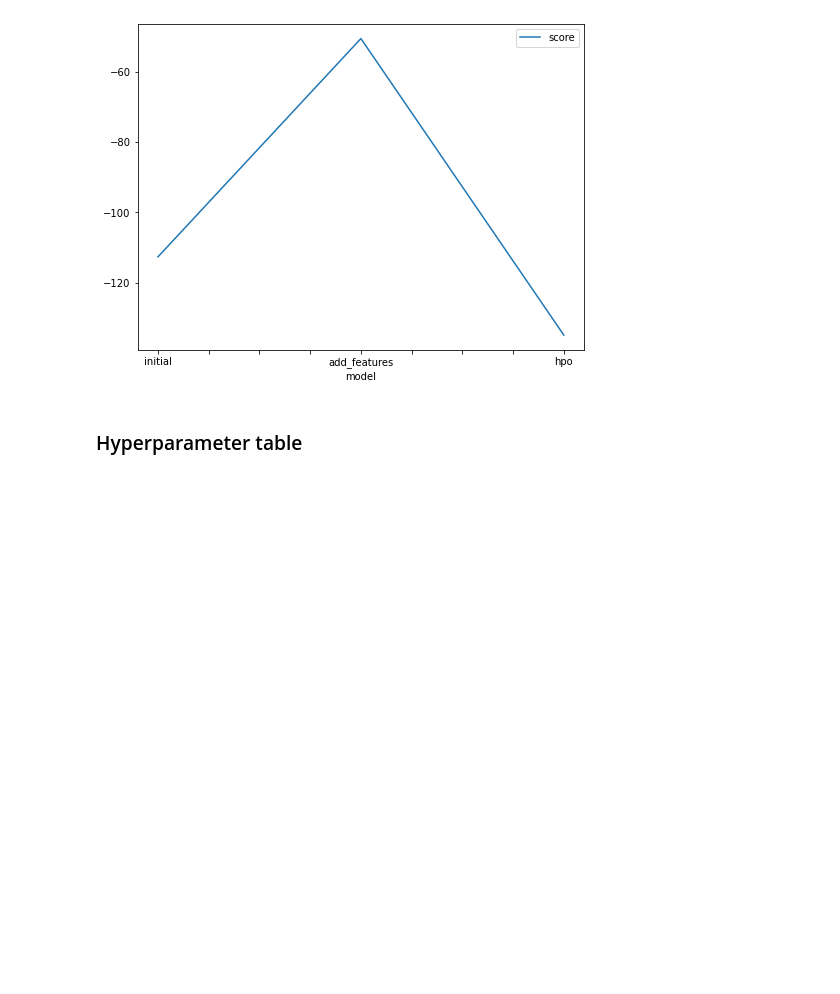
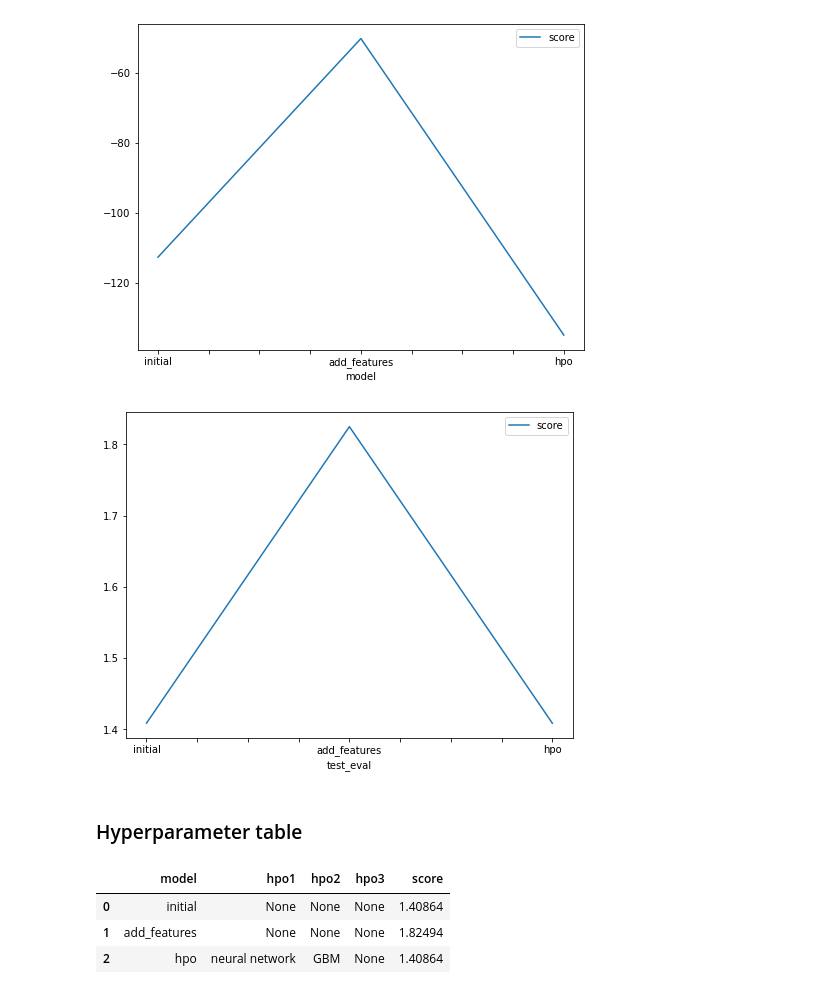
Before and after one commit to seehawj2019/Udacity_Project1, a Jupyter notebook: project-template.ipynb, the cells around one changed output. Drawn from its saved outputs; the diff is of its cells as text; code cells hidden in the pictures; blank space fills up the shorter version.

```diff
--- a/project-template.ipynb
+++ b/project-template.ipynb
@@ -922,20 +899,37 @@ fig.savefig('model_train_score.png')
 # %%
 # Take the 3 kaggle scores and creating a line plot to show improvement
 fig = pd.DataFrame(
     {
         "test_eval": ["initial", "add_features", "hpo"],
-        "score": [?, ?, ?]
+        "score": [1.40864, 1.82494, 1.40864]
     }
 ).plot(x="test_eval", y="score", figsize=(8, 6)).get_figure()
 fig.savefig('model_test_score.png')
+# %% [output]
+[figure, added]
 # %% [markdown]
 ### Hyperparameter table
 # %%
+# The 3 hyperparameters we tuned with the kaggle score as the result
+#pd.DataFrame({
+#    "model": ["initial", "add_features", "hpo"],
+#    "hpo1": [?, ?, ?],
+#    "hpo2": [?, ?, ?],
+#    "hpo3": [?, ?, ?],
+#    "score": [?, ?, ?]
+#})
+
+
 # The 3 hyperparameters we tuned with the kaggle score as the result
 pd.DataFrame({
     "model": ["initial", "add_features", "hpo"],
-    "hpo1": [?, ?, ?],
-    "hpo2": [?, ?, ?],
-    "hpo3": [?, ?, ?],
-    "score": [?, ?, ?]
+    "hpo1": [None, None, 'neural network'],
+    "hpo2": [None, None, 'GBM'],
+    "hpo3": [None, None, None],
+    "score": [1.40864, 1.82494, 1.40864]
 })
+# %% [output]
+|  | model | hpo1 | hpo2 | hpo3 | score |
+| 0 | initial | None | None | None | 1.40864 |
+| 1 | add_features | None | None | None | 1.82494 |
+| 2 | hpo | neural network | GBM | None | 1.40864 |
```
Also changed, not shown: parts of 27 cells of this notebook.
